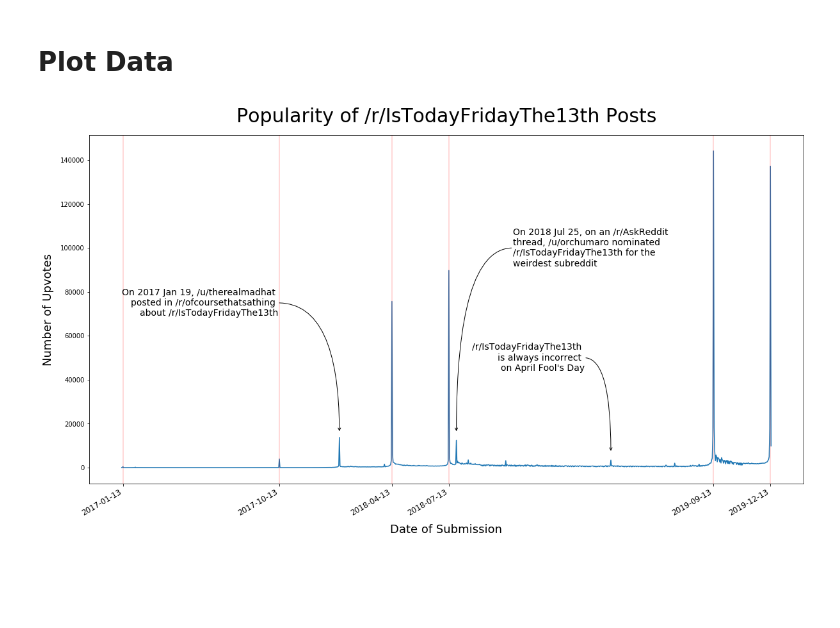
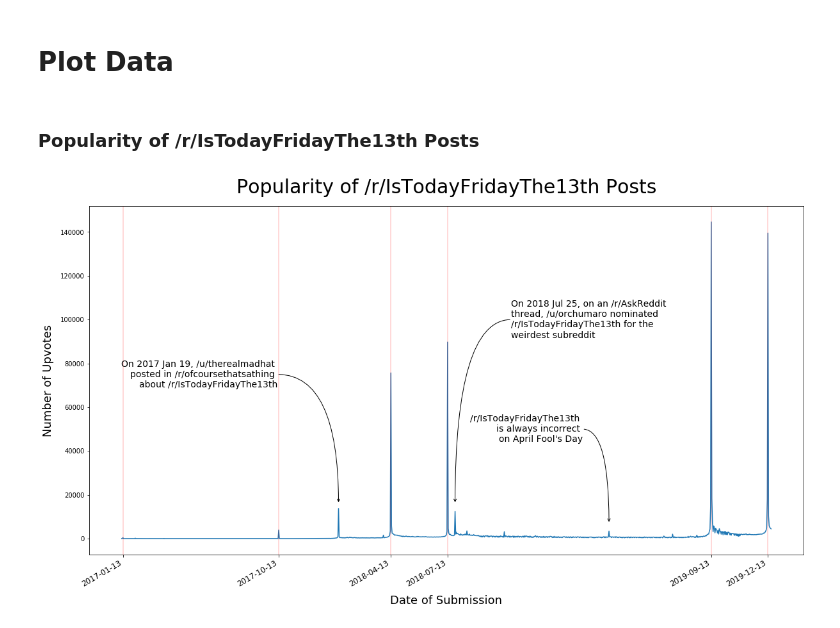
Before and after one commit to francislin96/IsTodayFridayThe13th, a Jupyter notebook: IsTodayFridayThe13th.ipynb, the cells around one changed output. Cells and saved outputs as stored; diff of their text form; code cells hidden in the pictures; blank space fills up the shorter version.

Commit message:
add comments and subscriber graphs

```diff
--- a/IsTodayFridayThe13th.ipynb
+++ b/IsTodayFridayThe13th.ipynb
@@ -141,6 +147,8 @@ df_total['date'] = df_total.created_utc.apply(lambda t: time.strftime('%Y-%m-%d'
 df_total.to_csv("df_total.csv", index=False)
 # %% [markdown]
 # Plot Data
+# %% [markdown]
+### Popularity of /r/IsTodayFridayThe13th Posts
 # %%
 # set up figure size
 fig, ax = plt.subplots(figsize=(20,10))
@@ -155,34 +163,34 @@ ax.plot(df_total.date, df_total.score)
 # ax.plot(df_total.date, df_total.num_comments)
 # ax.plot(df_total.date, df_total.subreddit_subscribers)
 
 # lines for Friday the 13th
 friday_the_13ths = get_friday_the_13ths()
 for i in friday_the_13ths:
     plt.axvline(i, color='r', alpha=0.2)
 plt.xticks(friday_the_13ths, rotation=30, ha='right', fontsize=12)
 
 # annotation for January 19, 2017: https://www.reddit.com/r/ofcoursethatsathing/comments/7rhxmr/god_i_love_reddit/
 plt.annotate('', xy=(348, 16000), xycoords='data', xytext=(250, 75000), textcoords='data',
              arrowprops=dict(arrowstyle='->', color='0', connectionstyle='angle3,angleA=0,angleB=90'))
 plt.annotate('On 2017 Jan 19, /u/therealmadhat \nposted in /r/ofcoursethatsathing \nabout /r/IsTodayFridayThe13th',
-             xy=(250, 75000), xytext=(250, 75000) , va='center', ha='right', fontsize=14)
+             xy=(250, 75000), va='center', ha='right', fontsize=14)
 
 # annotation for July 25, 2018: https://www.reddit.com/r/AskReddit/comments/91nmy3/whats_the_weirdest_subreddit_on_the_site/e2zp5y5/
 plt.annotate('', xy=(535, 16000), xycoords='data', xytext=(625, 100000), textcoords='data',
              arrowprops=dict(arrowstyle='->', color='0', connectionstyle='angle3,angleA=0,angleB=90'))
 plt.annotate('On 2018 Jul 25, on an /r/AskReddit \nthread, /u/orchumaro nominated \n/r/IsTodayFridayThe13th for the \nweirdest subreddit',
-             xy=(625, 100000), xytext=(625, 100000) , va='center', ha='left', fontsize=14)
+             xy=(625, 100000), va='center', ha='left', fontsize=14)
 
 # annotate for April 1st
 plt.annotate('', xy=(782, 7000), xycoords='data', xytext=(740, 50000), textcoords='data',
              arrowprops=dict(arrowstyle='->', color='0', connectionstyle='angle3,angleA=0,angleB=90'))
 plt.annotate('/r/IsTodayFridayThe13th \nis always incorrect \non April Fool\'s Day',
-             xy=(740, 50000), xytext=(740, 50000) , va='center', ha='right', fontsize=14)
+             xy=(740, 50000), va='center', ha='right', fontsize=14)
 
 # save figure
 plt.savefig('IsTodayFridayThe13thUpvotes.png')
 
 # show plot
 plt.show()
 # %% [output]
-[figure, old version]
+[figure, new version]
```
Also changed, not shown: parts of 5 cells of this notebook, 3 other files.
